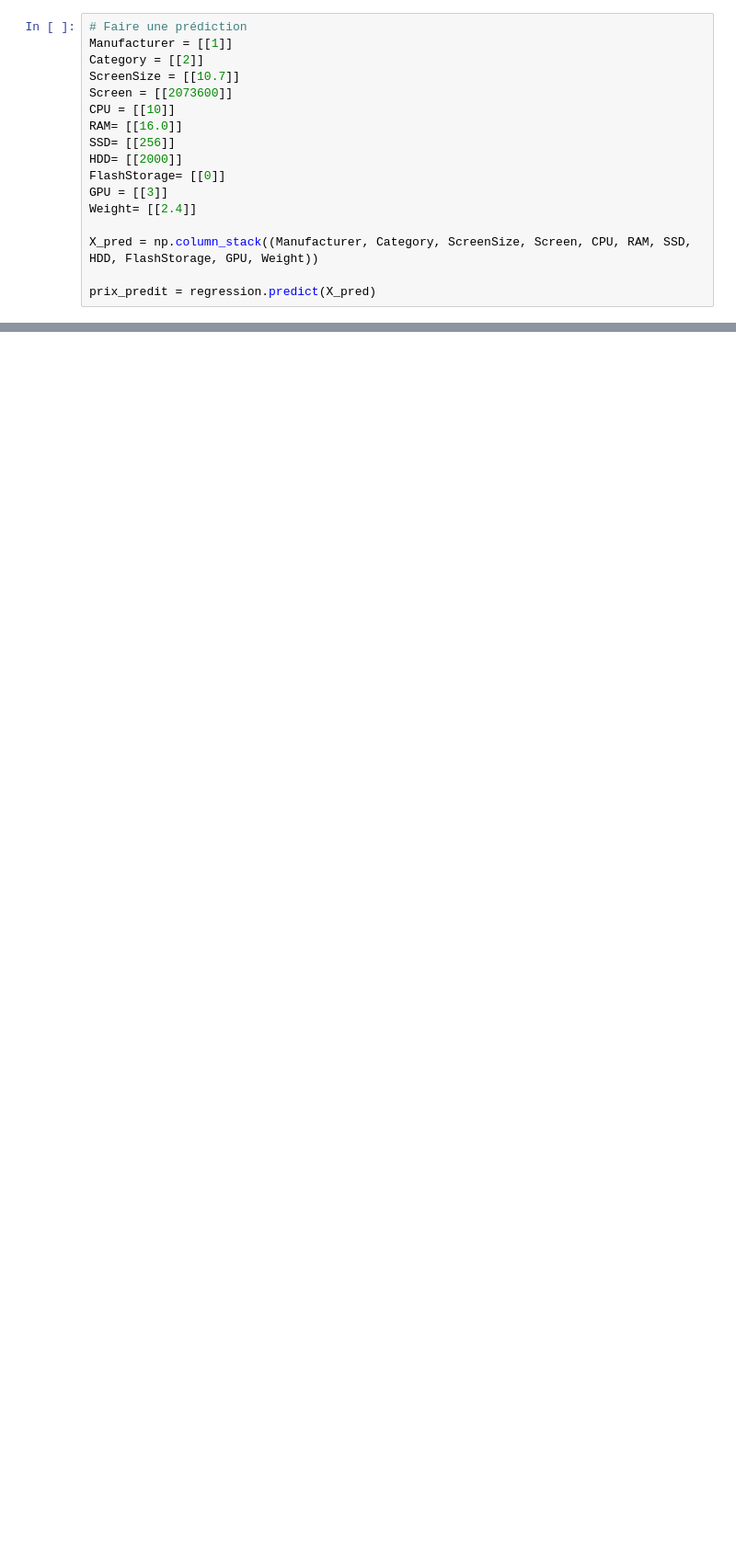
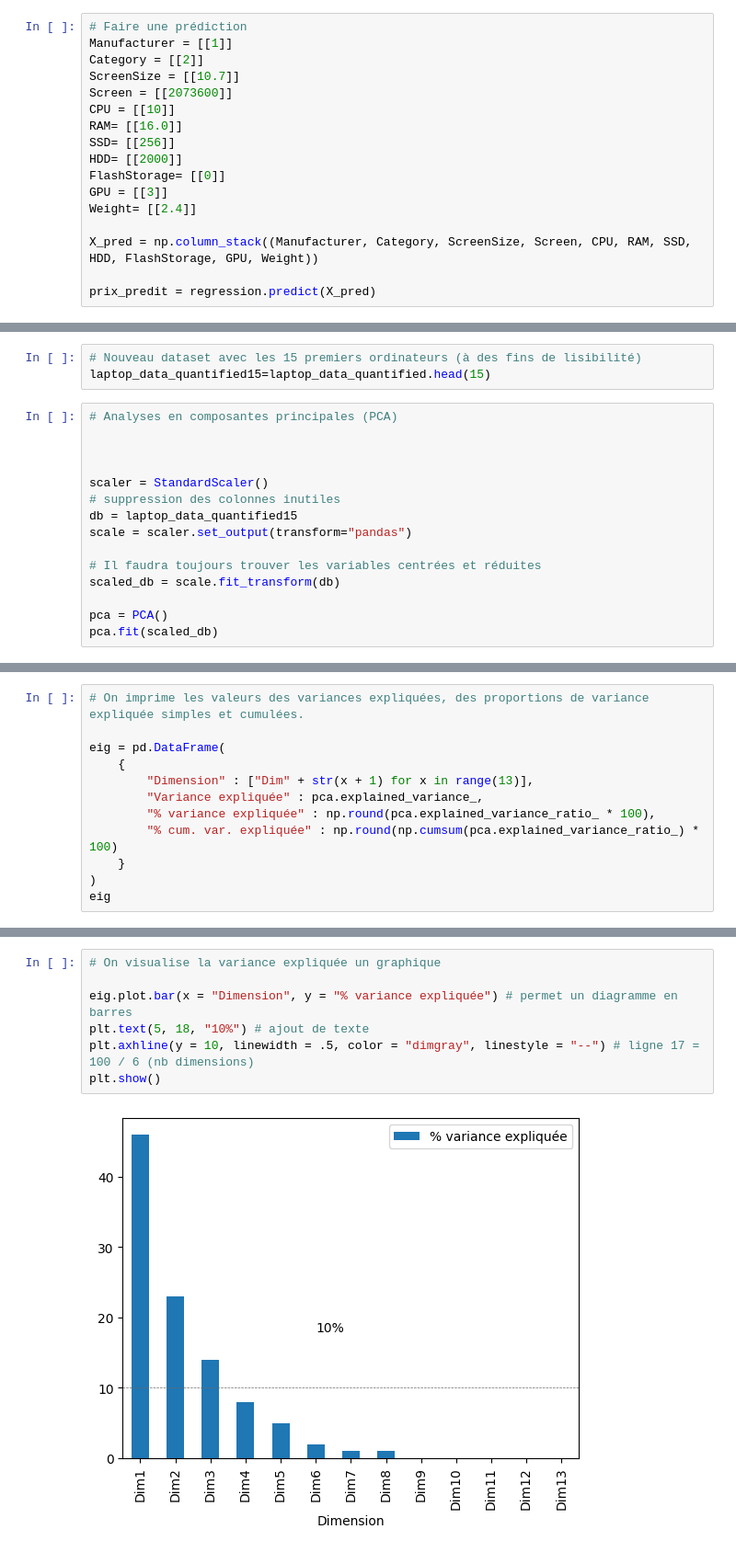
Before and after one commit to SnowZucc/Laptops-Data-Regression, a Jupyter notebook: data_analysis.ipynb, the cells around one changed output, grey strips where cells are left out. Shown at 92% size. Cells and saved outputs as stored; diff of their text form; blank space fills up the shorter version.

```diff
--- a/data_analysis.ipynb
+++ b/data_analysis.ipynb
@@ -761,0 +749,18 @@ TypeError: can't convert type 'ndarray' to numerator/denominator
+# %%
+# Nouveau dataset avec les 15 premiers ordinateurs (à des fins de lisibilité)
+laptop_data_quantified15=laptop_data_quantified.head(15)
+# %%
+# Analyses en composantes principales (PCA)
+
+
+
+scaler = StandardScaler()
+# suppression des colonnes inutiles
+db = laptop_data_quantified15
+scale = scaler.set_output(transform="pandas")
+
+# Il faudra toujours trouver les variables centrées et réduites
+scaled_db = scale.fit_transform(db)
+
+pca = PCA()
+pca.fit(scaled_db)
@@ -761,0 +769,12 @@ TypeError: can't convert type 'ndarray' to numerator/denominator
+# %%
+# On imprime les valeurs des variances expliquées, des proportions de variance expliquée simples et cumulées.
+
+eig = pd.DataFrame(
+    {
+        "Dimension" : ["Dim" + str(x + 1) for x in range(13)],
+        "Variance expliquée" : pca.explained_variance_,
+        "% variance expliquée" : np.round(pca.explained_variance_ratio_ * 100),
+        "% cum. var. expliquée" : np.round(np.cumsum(pca.explained_variance_ratio_) * 100)
+    }
+)
+eig
@@ -761,0 +796,9 @@ TypeError: can't convert type 'ndarray' to numerator/denominator
+# %%
+# On visualise la variance expliquée un graphique
+
+eig.plot.bar(x = "Dimension", y = "% variance expliquée") # permet un diagramme en barres
+plt.text(5, 18, "10%") # ajout de texte
+plt.axhline(y = 10, linewidth = .5, color = "dimgray", linestyle = "--") # ligne 17 = 100 / 6 (nb dimensions)
+plt.show()
+# %% [output]
+[figure, added]
```
Also changed, not shown: parts of 58 cells of this notebook, 2 other files.
